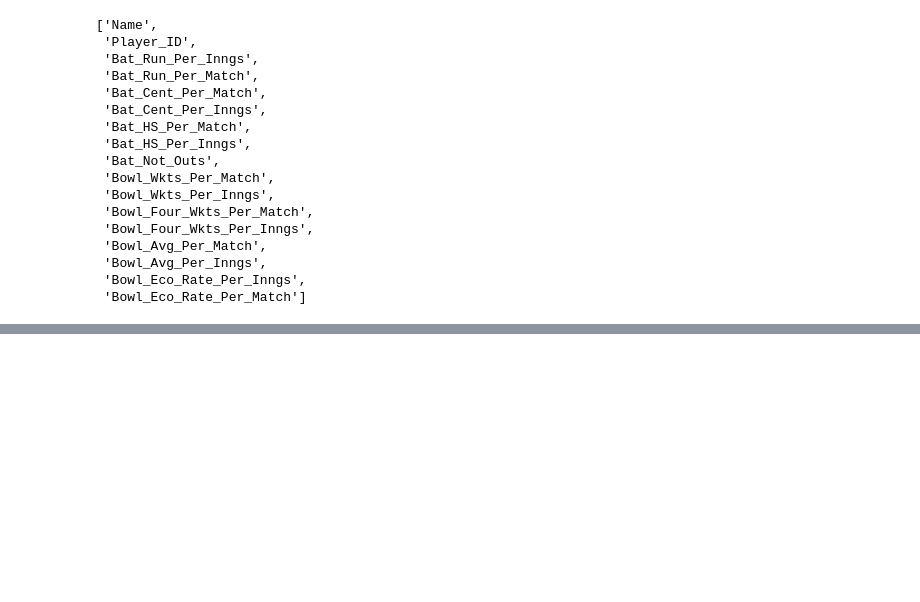
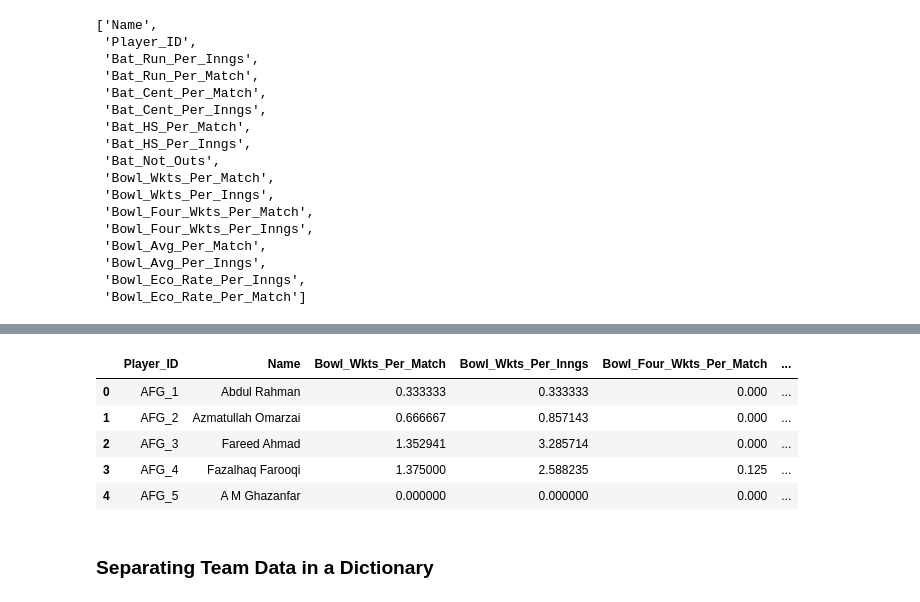
Before and after one commit to MRPrayh/MatchConRep, a Jupyter notebook: Recommender.ipynb, the cells around one changed output, grey strips where cells are left out. Saved outputs shown, nothing was run; the diff lists cells and outputs as text; code cells hidden in the pictures; blank space fills up the shorter version.

```diff
--- a/Recommender.ipynb
+++ b/Recommender.ipynb
@@ -778,0 +772,9 @@ features = ['Bat_Run_Per_Inngs',
+# %%
+bowl_features = ['Bowl_Wkts_Per_Match',
+ 'Bowl_Wkts_Per_Inngs',
+ 'Bowl_Four_Wkts_Per_Match',
+ 'Bowl_Four_Wkts_Per_Inngs',
+ 'Bowl_Avg_Per_Match',
+ 'Bowl_Avg_Per_Inngs',
+ 'Bowl_Eco_Rate_Per_Inngs',
+ 'Bowl_Eco_Rate_Per_Match']
@@ -778,0 +794,11 @@ features = ['Bat_Run_Per_Inngs',
+# %%
+player_bowl_df.head(5)
+# %% [output]
+|  | Player_ID | Name | Bowl_Wkts_Per_Match | Bowl_Wkts_Per_Inngs | Bowl_Four_Wkts_Per_Match | ... |
+| 0 | AFG_1 | Abdul Rahman | 0.333333 | 0.333333 | 0.000 | ... |
+| 1 | AFG_2 | Azmatullah Omarzai | 0.666667 | 0.857143 | 0.000 | ... |
+| 2 | AFG_3 | Fareed Ahmad | 1.352941 | 3.285714 | 0.000 | ... |
+| 3 | AFG_4 | Fazalhaq Farooqi | 1.375000 | 2.588235 | 0.125 | ... |
+| 4 | AFG_5 | A M Ghazanfar | 0.000000 | 0.000000 | 0.000 | ... |
+# %% [markdown]
+### Separating Team Data in a Dictionary
```
Also changed, not shown: parts of 30 cells of this notebook.
